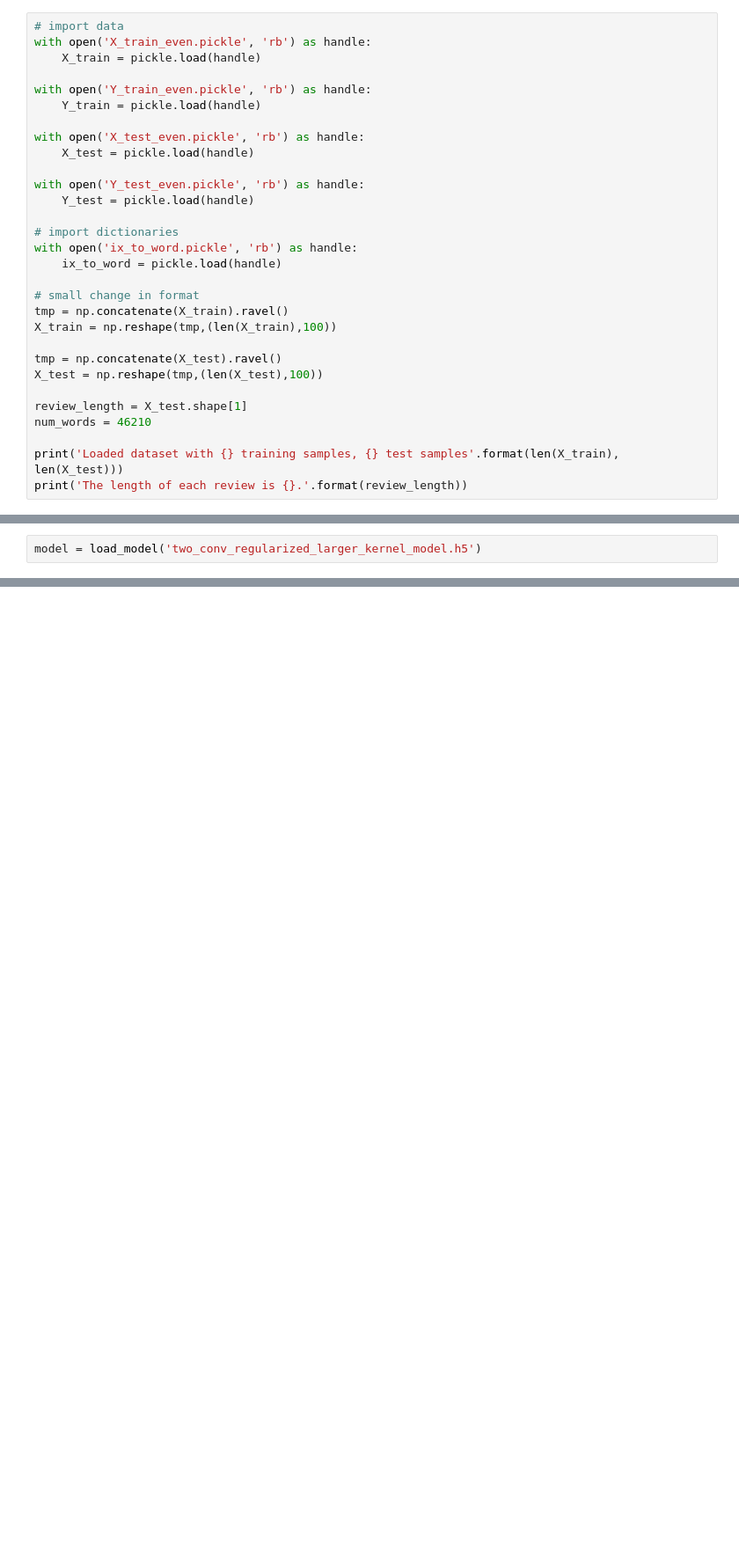
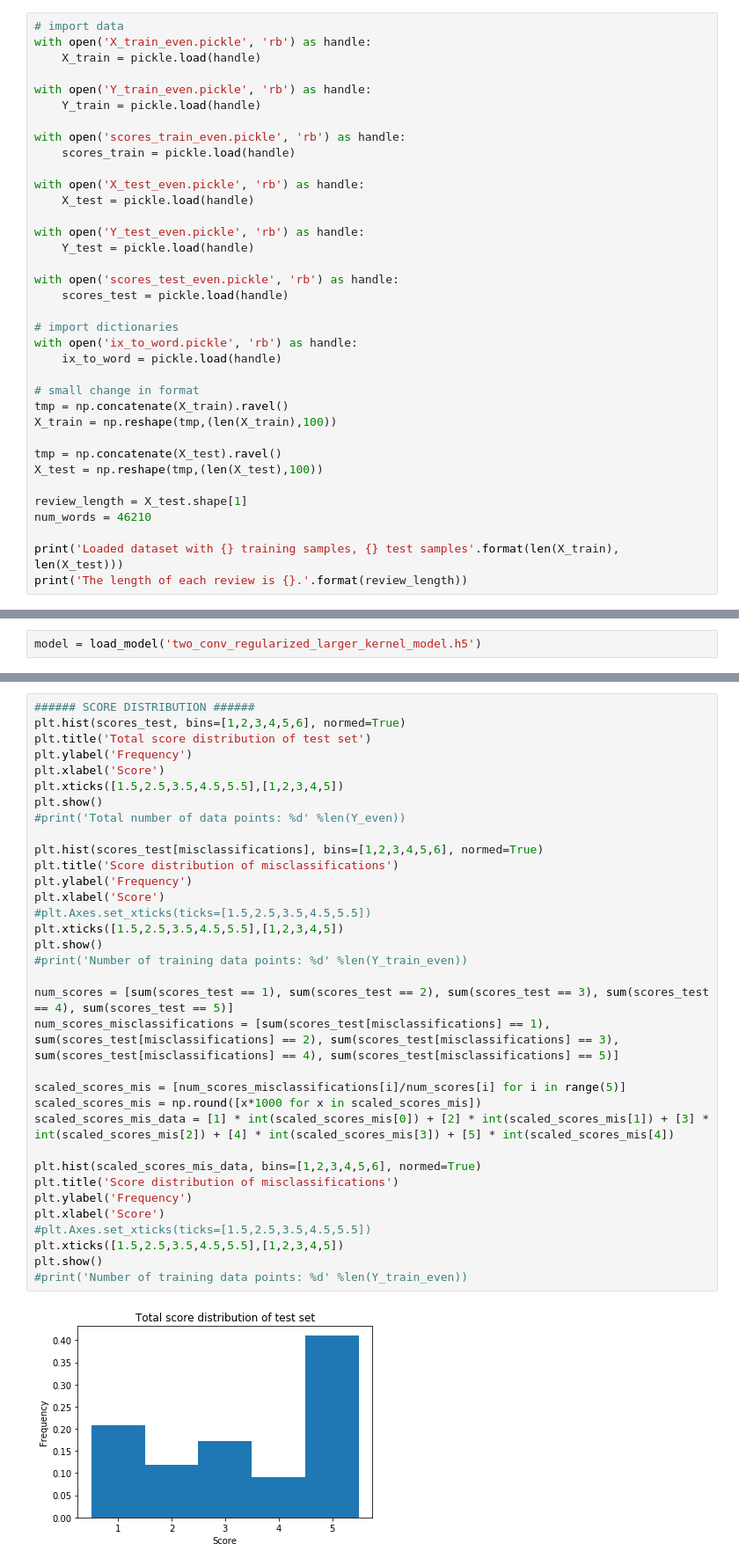
Before and after one commit to lovhag/SSY340_project, a Jupyter notebook: CNN, First model.ipynb, the cells around one changed output, grey strips where cells are left out. Shown at 88% size. Drawn from its saved outputs; the diff is of its cells as text; blank space fills up the shorter version.

```diff
--- a/CNN, First model.ipynb
+++ b/CNN, First model.ipynb
@@ -19,11 +18,17 @@ with open('X_train_even.pickle', 'rb') as handle:
 with open('Y_train_even.pickle', 'rb') as handle:
     Y_train = pickle.load(handle)
 
+with open('scores_train_even.pickle', 'rb') as handle:
+    scores_train = pickle.load(handle)
+
 with open('X_test_even.pickle', 'rb') as handle:
     X_test = pickle.load(handle)
 
 with open('Y_test_even.pickle', 'rb') as handle:
     Y_test = pickle.load(handle)
+
+with open('scores_test_even.pickle', 'rb') as handle:
+    scores_test = pickle.load(handle)
 
 # import dictionaries
 with open('ix_to_word.pickle', 'rb') as handle:
@@ -415,0 +445,36 @@ they definitely came through on their promise to not have a single duplicate it
+# %%
+###### SCORE DISTRIBUTION ######
+plt.hist(scores_test, bins=[1,2,3,4,5,6], normed=True)
+plt.title('Total score distribution of test set')
+plt.ylabel('Frequency')
+plt.xlabel('Score')
+plt.xticks([1.5,2.5,3.5,4.5,5.5],[1,2,3,4,5])
+plt.show()
+#print('Total number of data points: %d' %len(Y_even))
+
+plt.hist(scores_test[misclassifications], bins=[1,2,3,4,5,6], normed=True)
+plt.title('Score distribution of misclassifications')
+plt.ylabel('Frequency')
+plt.xlabel('Score')
+#plt.Axes.set_xticks(ticks=[1.5,2.5,3.5,4.5,5.5])
+plt.xticks([1.5,2.5,3.5,4.5,5.5],[1,2,3,4,5])
+plt.show()
+#print('Number of training data points: %d' %len(Y_train_even))
+
+num_scores = [sum(scores_test == 1), sum(scores_test == 2), sum(scores_test == 3), sum(scores_test == 4), sum(scores_test == 5)]
+num_scores_misclassifications = [sum(scores_test[misclassifications] == 1), sum(scores_test[misclassifications] == 2), sum(scores_test[misclassifications] == 3), sum(scores_test[misclassifications] == 4), sum(scores_test[misclassifications] == 5)]
+
+scaled_scores_mis = [num_scores_misclassifications[i]/num_scores[i] for i in range(5)]
+scaled_scores_mis = np.round([x*1000 for x in scaled_scores_mis])
+scaled_scores_mis_data = [1] * int(scaled_scores_mis[0]) + [2] * int(scaled_scores_mis[1]) + [3] * int(scaled_scores_mis[2]) + [4] * int(scaled_scores_mis[3]) + [5] * int(scaled_scores_mis[4])
+
+plt.hist(scaled_scores_mis_data, bins=[1,2,3,4,5,6], normed=True)
+plt.title('Score distribution of misclassifications')
+plt.ylabel('Frequency')
+plt.xlabel('Score')
+#plt.Axes.set_xticks(ticks=[1.5,2.5,3.5,4.5,5.5])
+plt.xticks([1.5,2.5,3.5,4.5,5.5],[1,2,3,4,5])
+plt.show()
+#print('Number of training data points: %d' %len(Y_train_even))
+# %% [output]
+[figure, added]
```
Also changed, not shown: parts of 4 cells of this notebook, 1 other file.
